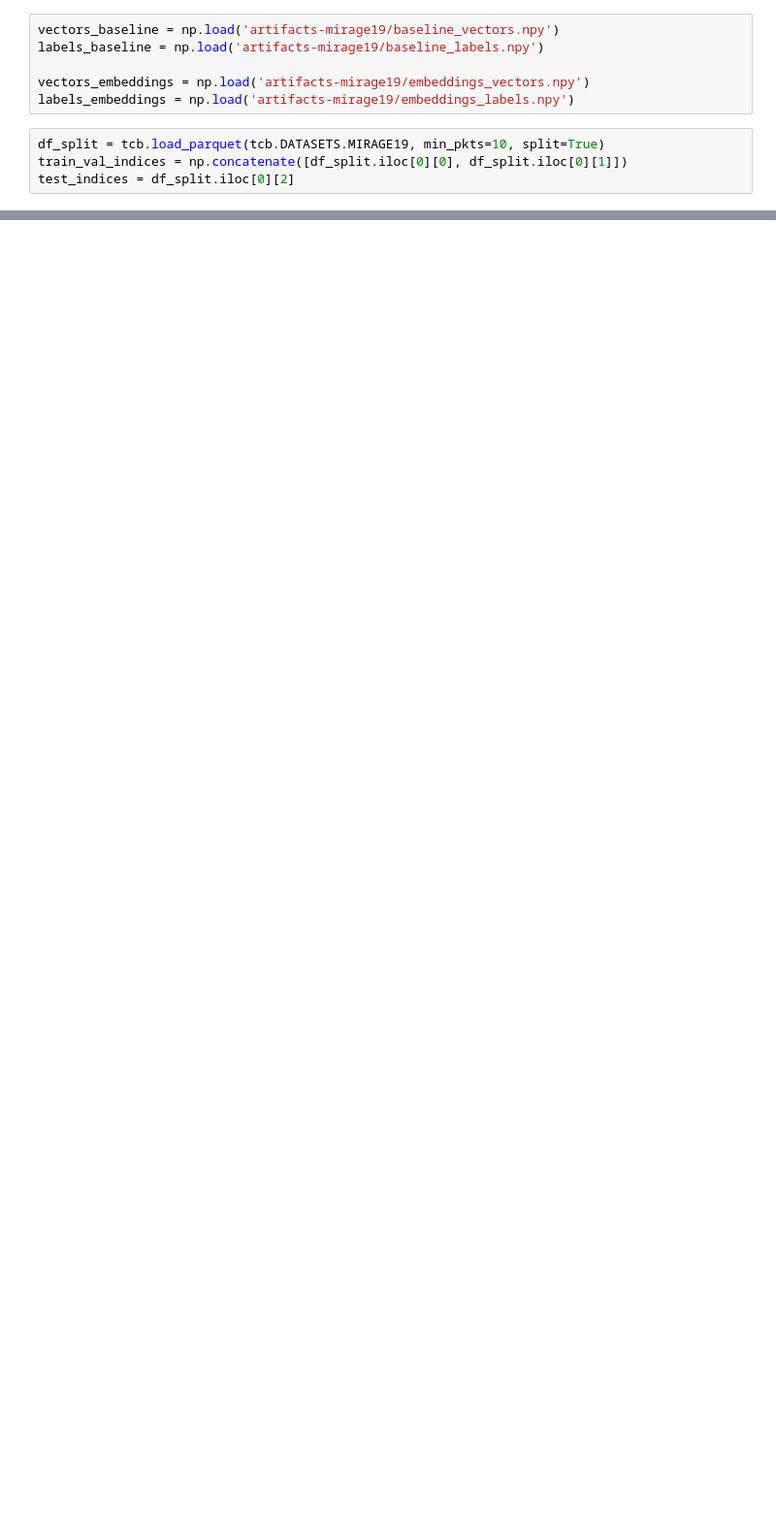
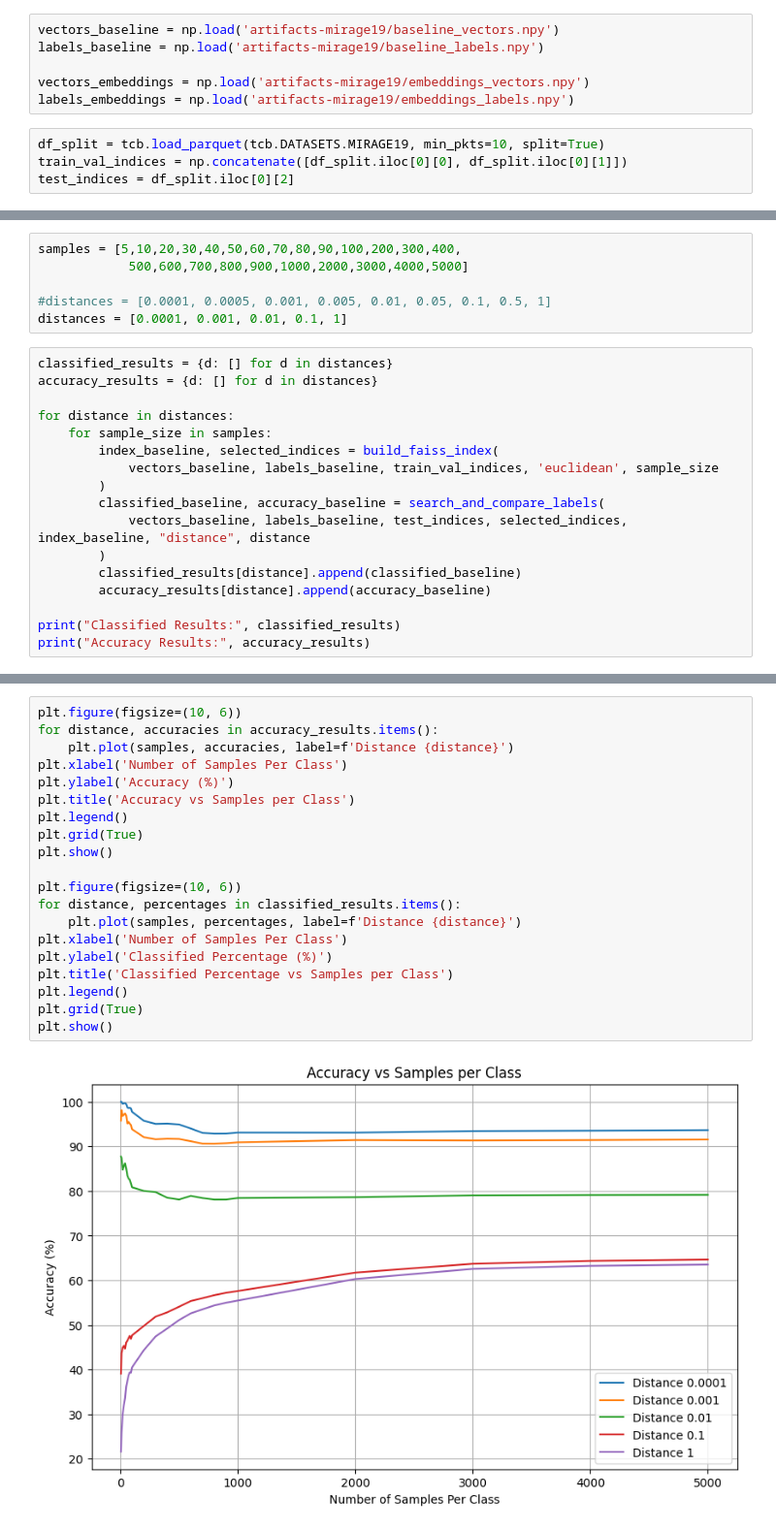
Before and after one commit to elliev7/partiii_research_project, a Jupyter notebook: fingerprinting/distances.ipynb, the cells around one changed output, grey strips where cells are left out. Shown at 97% size. Cells and saved outputs as stored; diff of their text form; blank space fills up the shorter version.

Commit message:
distance vs samples

```diff
--- a/fingerprinting/distances.ipynb
+++ b/fingerprinting/distances.ipynb
@@ -100,0 +89,23 @@ Baseline euclidean match in top 5 neighbors: 87.93%
+# %%
+samples = [5,10,20,30,40,50,60,70,80,90,100,200,300,400,
+            500,600,700,800,900,1000,2000,3000,4000,5000]
+
+#distances = [0.0001, 0.0005, 0.001, 0.005, 0.01, 0.05, 0.1, 0.5, 1]
+distances = [0.0001, 0.001, 0.01, 0.1, 1]
+# %%
+classified_results = {d: [] for d in distances}
+accuracy_results = {d: [] for d in distances}
+
+for distance in distances:
+    for sample_size in samples:
+        index_baseline, selected_indices = build_faiss_index(
+            vectors_baseline, labels_baseline, train_val_indices, 'euclidean', sample_size
+        )
+        classified_baseline, accuracy_baseline = search_and_compare_labels(
+            vectors_baseline, labels_baseline, test_indices, selected_indices, index_baseline, "distance", distance
+        )
+        classified_results[distance].append(classified_baseline)
+        accuracy_results[distance].append(accuracy_baseline)
+
+print("Classified Results:", classified_results)
+print("Accuracy Results:", accuracy_results)
@@ -100,0 +115,22 @@ Baseline euclidean match in top 5 neighbors: 87.93%
+# %%
+plt.figure(figsize=(10, 6))
+for distance, accuracies in accuracy_results.items():
+    plt.plot(samples, accuracies, label=f'Distance {distance}')
+plt.xlabel('Number of Samples Per Class')
+plt.ylabel('Accuracy (%)')
+plt.title('Accuracy vs Samples per Class')
+plt.legend()
+plt.grid(True)
+plt.show()
+
+plt.figure(figsize=(10, 6))
+for distance, percentages in classified_results.items():
+    plt.plot(samples, percentages, label=f'Distance {distance}')
+plt.xlabel('Number of Samples Per Class')
+plt.ylabel('Classified Percentage (%)')
+plt.title('Classified Percentage vs Samples per Class')
+plt.legend()
+plt.grid(True)
+plt.show()
+# %% [output]
+[figure, added]
```
Also changed, not shown: parts of 10 cells of this notebook, 1 other file.
